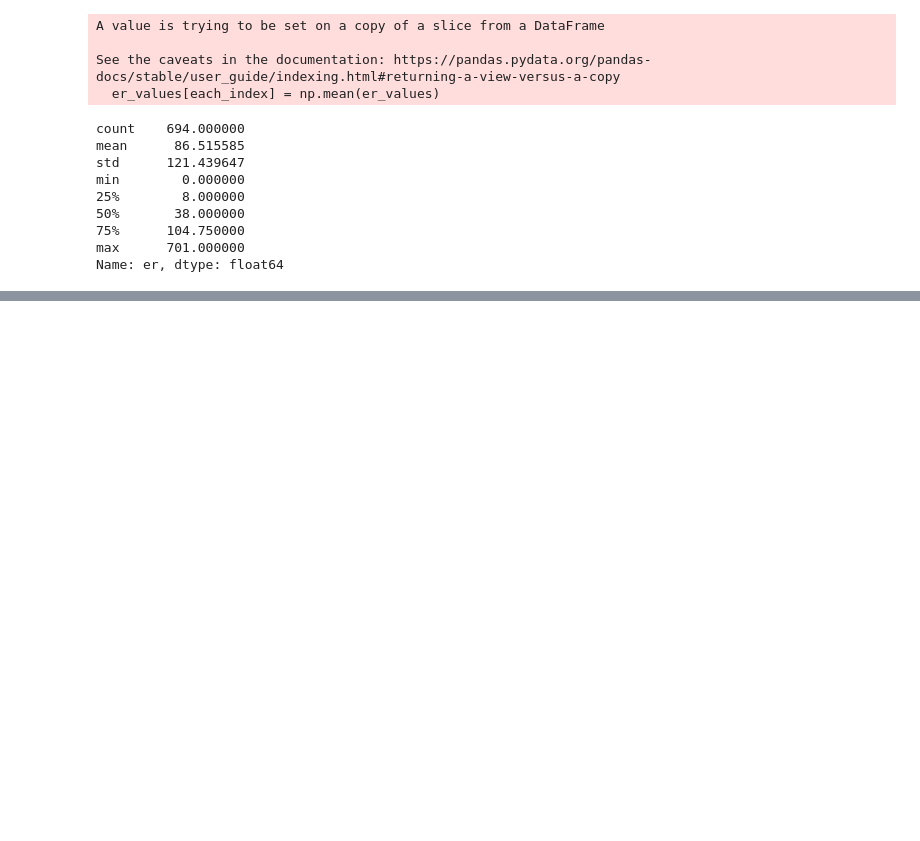
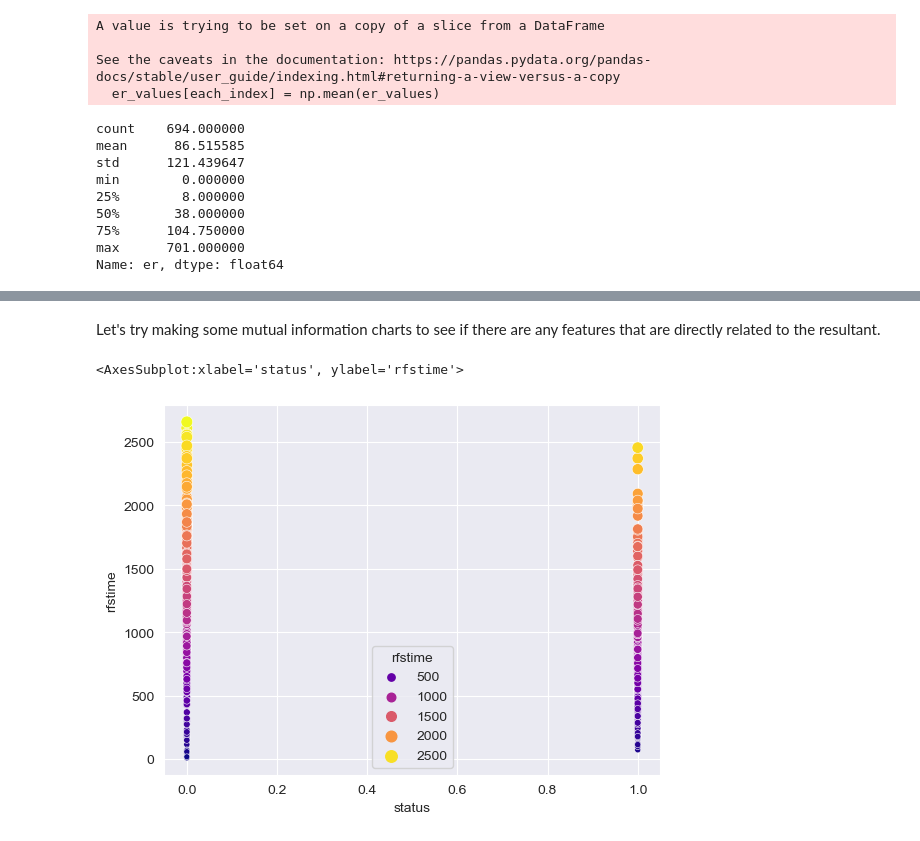
Before and after one commit to cthacker-udel/MLIntro, a Jupyter notebook: notebooks/breast_cancer/index.ipynb, the cells around one changed output, grey strips where cells are left out. Saved outputs shown, nothing was run; the diff lists cells and outputs as text; code cells hidden in the pictures; blank space fills up the shorter version.

```diff
--- a/notebooks/breast_cancer/index.ipynb
+++ b/notebooks/breast_cancer/index.ipynb
@@ -590,0 +593,12 @@ rfc.score(test_x, test_y)
+# %% [markdown]
+Let's try making some mutual information charts to see if there are any features that are directly related to the resultant.
+# %%
+rfstime_values = breast_cancer_dataframe['rfstime']
+pgr_values = breast_cancer_dataframe['pgr']
+er_values = breast_cancer_dataframe['er']
+status_values = breast_cancer_dataframe['status']
+
+sns.scatterplot(data=breast_cancer_dataframe, x='status', y='rfstime', hue='rfstime', palette='plasma', size='rfstime')
+# %% [output]
+<AxesSubplot:xlabel='status', ylabel='rfstime'>
+[figure, added]
```
Also changed, not shown: parts of 20 cells of this notebook, 1 other file.
